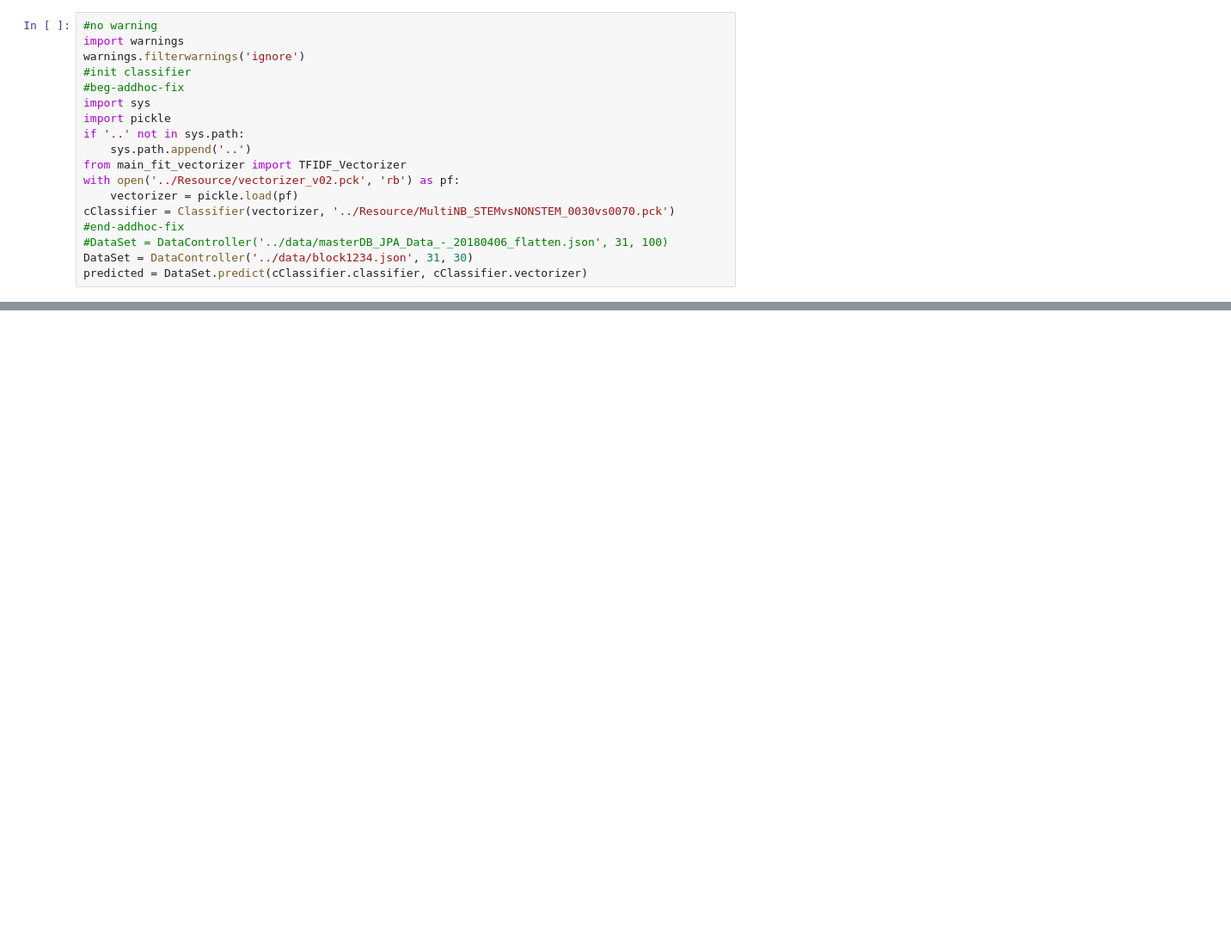
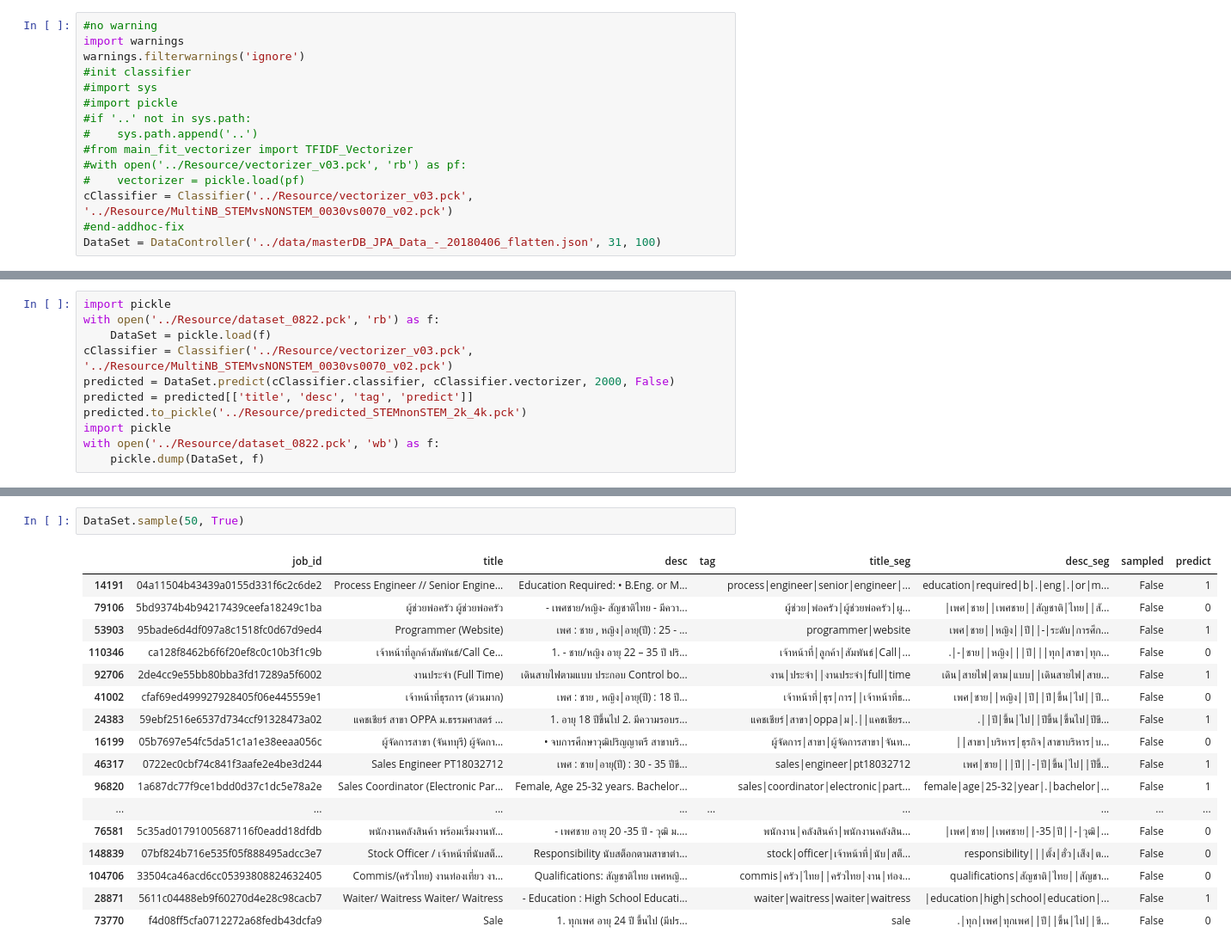
Before and after one commit to nuthasid/jpa_mount, a Jupyter notebook: Notebook/Predict.ipynb, the cells around one changed output, grey strips where cells are left out. Shown: that part at 86% size. Cells and saved outputs as stored; diff of their text form; blank space fills up the shorter version.

```diff
--- a/Notebook/Predict.ipynb
+++ b/Notebook/Predict.ipynb
@@ -122,19 +134,16 @@ class DataController():
 import warnings
 warnings.filterwarnings('ignore')
 #init classifier
-#beg-addhoc-fix
-import sys
-import pickle
-if '..' not in sys.path:
-    sys.path.append('..')
-from main_fit_vectorizer import TFIDF_Vectorizer
-with open('../Resource/vectorizer_v02.pck', 'rb') as pf:
-    vectorizer = pickle.load(pf)
-cClassifier = Classifier(vectorizer, '../Resource/MultiNB_STEMvsNONSTEM_0030vs0070.pck')
+#import sys
+#import pickle
+#if '..' not in sys.path:
+#    sys.path.append('..')
+#from main_fit_vectorizer import TFIDF_Vectorizer
+#with open('../Resource/vectorizer_v03.pck', 'rb') as pf:
+#    vectorizer = pickle.load(pf)
+cClassifier = Classifier('../Resource/vectorizer_v03.pck', '../Resource/MultiNB_STEMvsNONSTEM_0030vs0070_v02.pck')
 #end-addhoc-fix
-#DataSet = DataController('../data/masterDB_JPA_Data_-_20180406_flatten.json', 31, 100)
-DataSet = DataController('../data/block1234.json', 31, 30)
-predicted = DataSet.predict(cClassifier.classifier, cClassifier.vectorizer)
+DataSet = DataController('../data/masterDB_JPA_Data_-_20180406_flatten.json', 31, 100)
 # %% [output]
 loading data
 pre-processing
@@ -143,0 +151,11 @@ DataSet.dataSet.shape
+# %%
+import pickle
+with open('../Resource/dataset_0822.pck', 'rb') as f:
+    DataSet = pickle.load(f)
+cClassifier = Classifier('../Resource/vectorizer_v03.pck', '../Resource/MultiNB_STEMvsNONSTEM_0030vs0070_v02.pck')
+predicted = DataSet.predict(cClassifier.classifier, cClassifier.vectorizer, 2000, False)
+predicted = predicted[['title', 'desc', 'tag', 'predict']]
+predicted.to_pickle('../Resource/predicted_STEMnonSTEM_2k_4k.pck')
+import pickle
+with open('../Resource/dataset_0822.pck', 'wb') as f:
+    pickle.dump(DataSet, f)
@@ -143,0 +187,20 @@ DataSet.dataSet.shape
+# %%
+DataSet.sample(50, True)
+# %% [output]
+|  | job_id | title | desc | tag | title_seg | desc_seg | sampled | predict |
+| 14191 | 04a11504b43439a0155d331f6c2c6de2 | Process Engineer // Senior Engine... | Education Required: • B.Eng. or M... |  | process|engineer|senior|engineer|... | education|required|b|.|eng|.|or|m... | False | 1 |
+| 79106 | 5bd9374b4b94217439ceefa18249c1ba | ผู้ช่วยพ่อครัว ผู้ช่วยพ่อครัว | - เพศชาย/หญิง- สัญชาติไทย - มีควา... |  | ผู้ช่วย|พ่อครัว|ผู้ช่วยพ่อครัว|ผู... | |เพศ|ชาย||เพศชาย||สัญชาติ|ไทย||สั... | False | 0 |
+| 53903 | 95bade6d4df097a8c1518fc0d67d9ed4 | Programmer (Website) | เพศ : ชาย , หญิง|อายุ(ปี) : 25 - ... |  | programmer|website | เพศ|ชาย||หญิง||ปี||-|ระดับ|การศึก... | False | 1 |
+| 110346 | ca128f8462b6f6f20ef8c0c10b3f1c9b | เจ้าหน้าที่ลูกค้าสัมพันธ์/Call Ce... | 1. - ชาย/หญิง อายุ 22 – 35 ปี ปริ... |  | เจ้าหน้าที่|ลูกค้า|สัมพันธ์|Call|... | .|-|ชาย||หญิง|||ปี|||ทุก|สาขา|ทุก... | False | 0 |
+| 92706 | 2de4cc9e55bb80bba3fd17289a5f6002 | งานประจำ (Full Time) | เดินสายไฟตามแบบ ประกอบ Control bo... |  | งาน|ประจำ||งานประจำ|full|time | เดิน|สายไฟ|ตาม|แบบ||เดินสายไฟ|สาย... | False | 1 |
+| 41002 | cfaf69ed499927928405f06e445559e1 | เจ้าหน้าที่ธุรการ (ด่วนมาก) | เพศ : ชาย , หญิง|อายุ(ปี) : 18 ปี... |  | เจ้าหน้าที่|ธุร|การ||เจ้าหน้าที่ธ... | เพศ|ชาย||หญิง||ปี||ปี|ขึ้น|ไป||ปี... | False | 0 |
+| 24383 | 59ebf2516e6537d734ccf91328473a02 | แคชเชียร์ สาขา OPPA ม.ธรรมศาสตร์ ... | 1. อายุ 18 ปีขึ้นไป 2. มีความรอบร... |  | แคชเชียร์|สาขา|oppa|ม|.||แคชเชียร... | .||ปี|ขึ้น|ไป||ปีขึ้น|ขึ้นไป|ปีขึ... | False | 1 |
+| 16199 | 05b7697e54fc5da51c1a1e38eeaa056c | ผู้จัดการสาขา (จันทบุรี) ผู้จัดกา... | • จบการศึกษาวุฒิปริญญาตรี สาขาบริ... |  | ผู้จัดการ|สาขา|ผู้จัดการสาขา|จันท... | ||สาขา|บริหาร|ธุรกิจ|สาขาบริหาร|บ... | False | 0 |
+| 46317 | 0722ec0cbf74c841f3aafe2e4be3d244 | Sales Engineer PT18032712 | เพศ : ชาย|อายุ(ปี) : 30 - 35 ปีขึ... |  | sales|engineer|pt18032712 | เพศ|ชาย|||ปี||-|ปี|ขึ้น|ไป||ปีขึ้... | False | 1 |
+| 96820 | 1a687dc77f9ce1bdd0d37c1dc5e78a2e | Sales Coordinator (Electronic Par... | Female, Age 25-32 years. Bachelor... |  | sales|coordinator|electronic|part... | female|age|25-32|year|.|bachelor|... | False | 1 |
+| ... | ... | ... | ... | ... | ... | ... | ... | ... |
+| 76581 | 5c35ad01791005687116f0eadd18dfdb | พนักงานคลังสินค้า พร้อมเริ่มงานทั... | - เพศชาย อายุ 20 -35 ปี - วุฒิ ม.... |  | พนักงาน|คลังสินค้า|พนักงานคลังสิน... | |เพศ|ชาย||เพศชาย||-35|ปี||-|วุฒิ|... | False | 0 |
+| 148839 | 07bf824b716e535f05f888495adcc3e7 | Stock Officer / เจ้าหน้าที่นับสต็... | Responsibility นับสต็อกตามสาขาต่า... |  | stock|officer|เจ้าหน้าที่|นับ|สต็... | responsibility|||ตั้ง|ฮั่ว|เส็ง|ต... | False | 0 |
+| 104706 | 33504ca46acd6cc05393808824632405 | Commis/(ครัวไทย) งานท่องเที่ยว งา... | Qualifications: สัญชาติไทย เพศหญิ... |  | commis|ครัว|ไทย||ครัวไทย|งาน|ท่อง... | qualifications|สัญชาติ|ไทย||สัญชา... | False | 0 |
+| 28871 | 5611c04488eb9f60270d4e28c98cacb7 | Waiter/ Waitress Waiter/ Waitress | - Education : High School Educati... |  | waiter|waitress|waiter|waitress | |education|high|school|education|... | False | 1 |
+| 73770 | f4d08ff5cfa0712272a68fedb43dcfa9 | Sale | 1. ทุกเพศ อายุ 24 ปี ขึ้นไป (มีปร... |  | sale | .|ทุก|เพศ|ทุกเพศ||ปี||ขึ้น|ไป||ขึ... | False | 0 |
```
Also changed, not shown: parts of 6 cells of this notebook, 6 other files.
